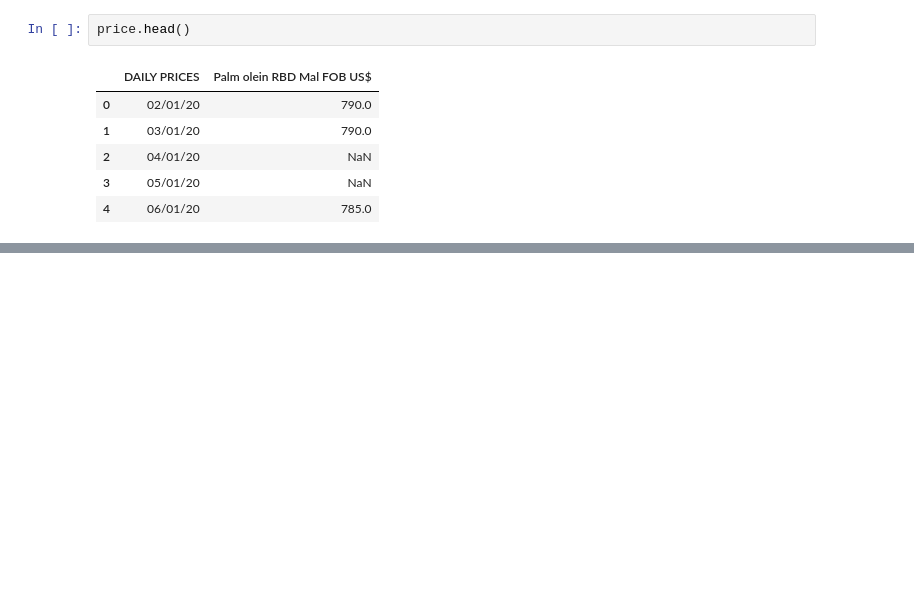
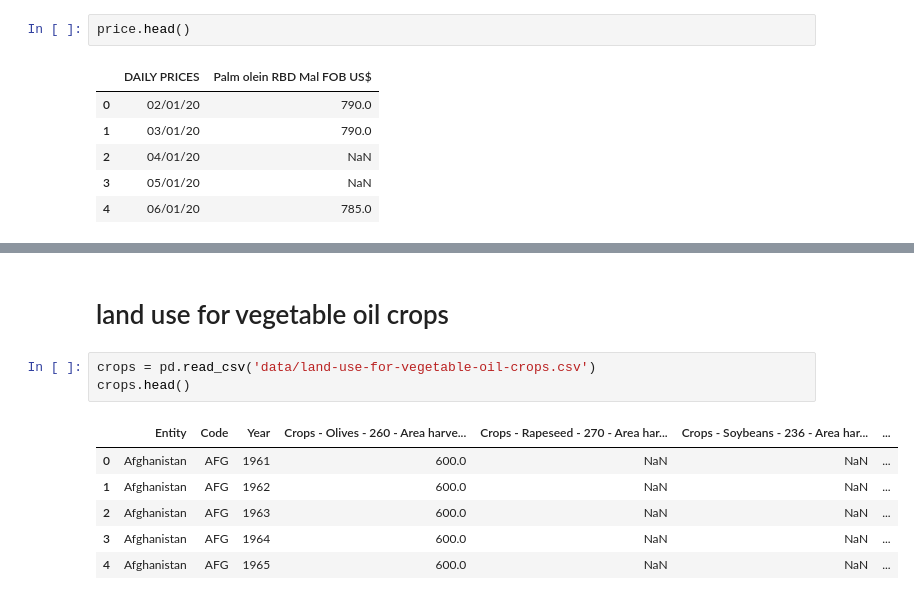
Before and after one commit to mkingopng/palm_olein, a Jupyter notebook: eda.ipynb, the cells around one changed output, grey strips where cells are left out. Drawn from its saved outputs; the diff is of its cells as text; blank space fills up the shorter version.

```diff
--- a/eda.ipynb
+++ b/eda.ipynb
@@ -23,0 +72,12 @@ fig.show()
+# %% [markdown]
+# land use for vegetable oil crops
+# %%
+crops = pd.read_csv('data/land-use-for-vegetable-oil-crops.csv')
+crops.head()
+# %% [output]
+|  | Entity | Code | Year | Crops - Olives - 260 - Area harve... | Crops - Rapeseed - 270 - Area har... | Crops - Soybeans - 236 - Area har... | ... |
+| 0 | Afghanistan | AFG | 1961 | 600.0 | NaN | NaN | ... |
+| 1 | Afghanistan | AFG | 1962 | 600.0 | NaN | NaN | ... |
+| 2 | Afghanistan | AFG | 1963 | 600.0 | NaN | NaN | ... |
+| 3 | Afghanistan | AFG | 1964 | 600.0 | NaN | NaN | ... |
+| 4 | Afghanistan | AFG | 1965 | 600.0 | NaN | NaN | ... |
```
Also changed, not shown: parts of 65 cells of this notebook, 1 other file.
